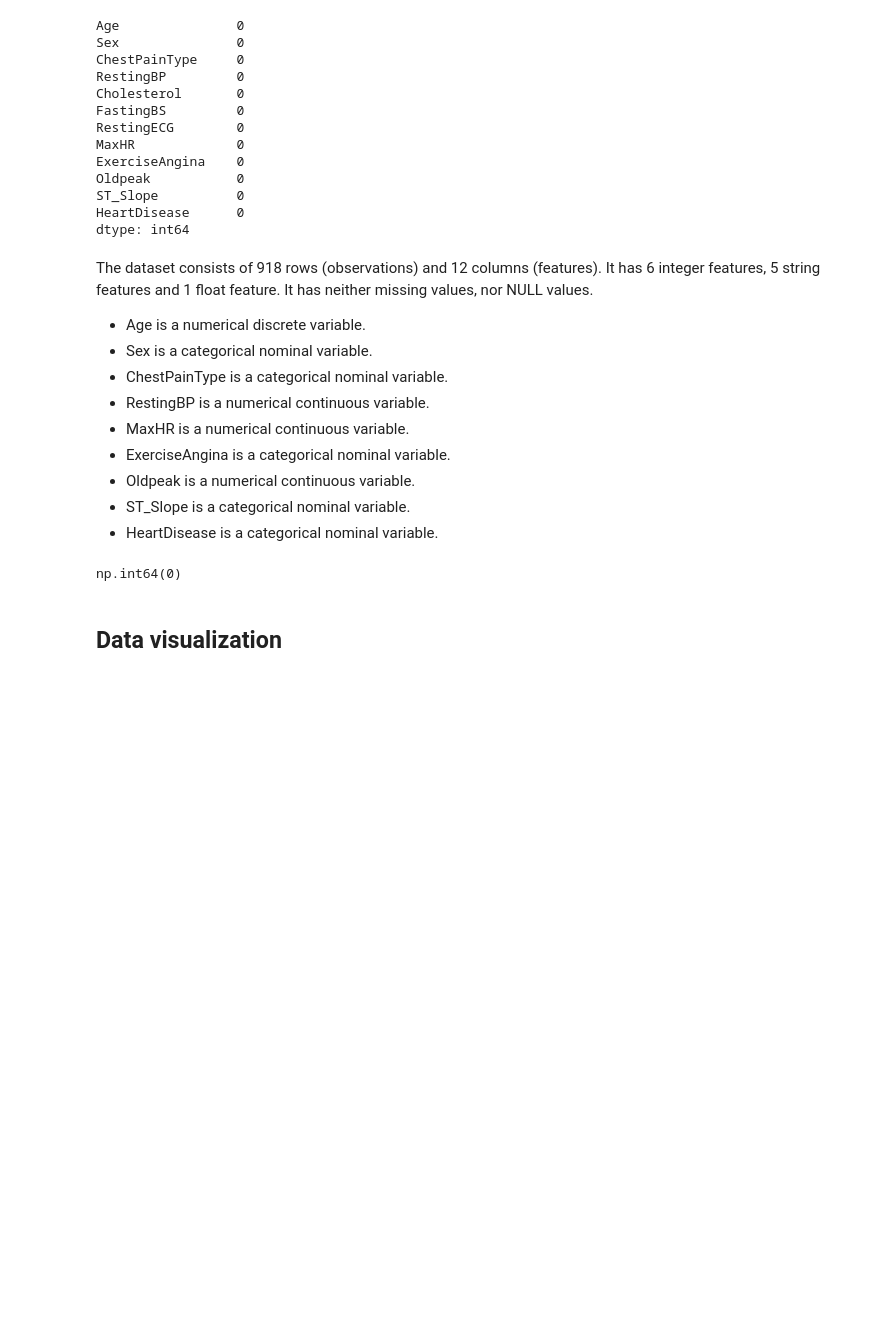
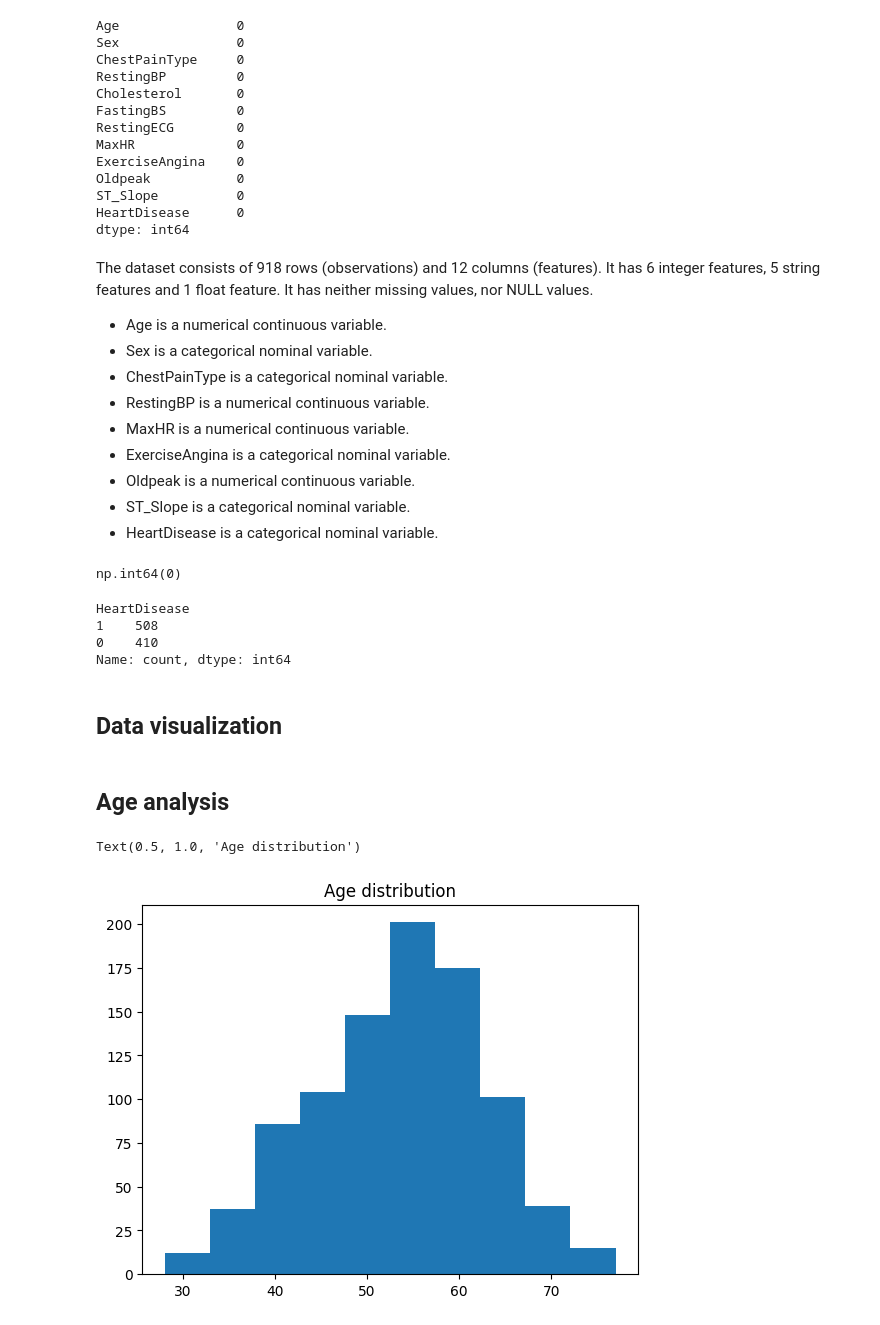
Before and after one commit to MaryiaKhomchanka/HeartFailure_MachineLearning_Training_Project, a Jupyter notebook: data_analysis.ipynb, the cells around one changed output. Drawn from its saved outputs; the diff is of its cells as text; code cells hidden in the pictures; blank space fills up the shorter version.

Commit message:
Begin data visualization in data_analysis.ipynb

```diff
--- a/data_analysis.ipynb
+++ b/data_analysis.ipynb
@@ -71,7 +72,7 @@ dtype: int64
 The dataset consists of 918 rows (observations) and 12 columns (features). It has 6 integer features, 5 string features and 1 float feature.
 It has neither missing values, nor NULL values.
 
-- Age is a numerical discrete variable.
+- Age is a numerical continuous variable.
 - Sex is a categorical nominal variable.
 - ChestPainType is a categorical nominal variable.
 - RestingBP is a numerical continuous variable.
@@ -84,5 +85,20 @@ It has neither missing values, nor NULL values.
 heart.duplicated().sum()
 # %% [output]
 np.int64(0)
+# %%
+heart['HeartDisease'].value_counts()
+# %% [output]
+HeartDisease
+1    508
+0    410
+Name: count, dtype: int64
 # %% [markdown]
 ## Data visualization
+# %% [markdown]
+## Age analysis
+# %%
+plt.hist(heart["Age"])
+plt.title("Age distribution")
+# %% [output]
+Text(0.5, 1.0, 'Age distribution')
+[figure, added]
```
Also changed, not shown: parts of 4 cells of this notebook.
